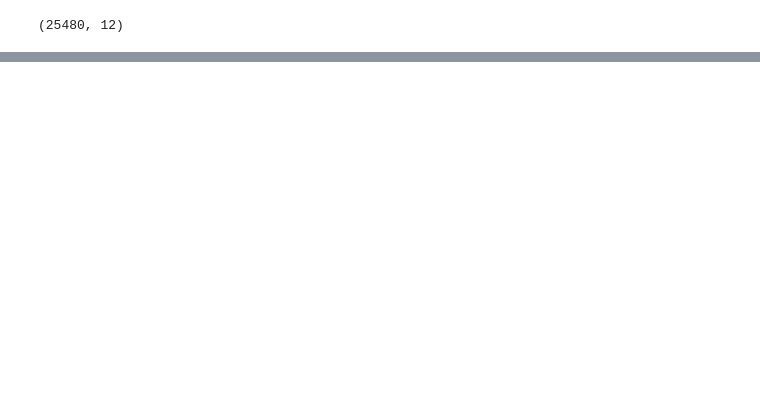
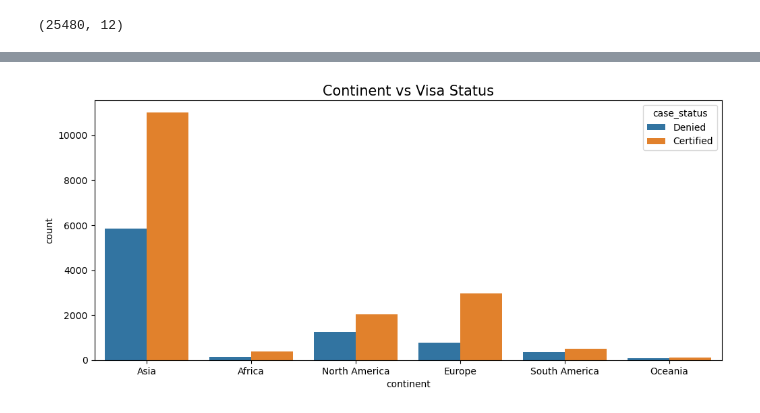
Before and after one commit to RanaSanga85/US-Visa-Approval-Prediction-MLOPs-Project, a Jupyter notebook: notebook/EDA.ipynb, the cells around one changed output, grey strips where cells are left out. Drawn from its saved outputs; the diff is of its cells as text; code cells hidden in the pictures; blank space fills up the shorter version.

```diff
--- a/notebook/EDA.ipynb
+++ b/notebook/EDA.ipynb
@@ -97,0 +255,7 @@ df['no_of_employees'] = df['no_of_employees'].apply(lambda x: median_value if x
+# %%
+plt.figure(figsize=(12, 5))
+sns.countplot(data=df, x="continent", hue="case_status", dodge=True)
+plt.title("Continent vs Visa Status",fontsize=15, pad=5)
+plt.show()
+# %% [output]
+[figure, added]
```
Also changed, not shown: parts of 23 cells of this notebook.
